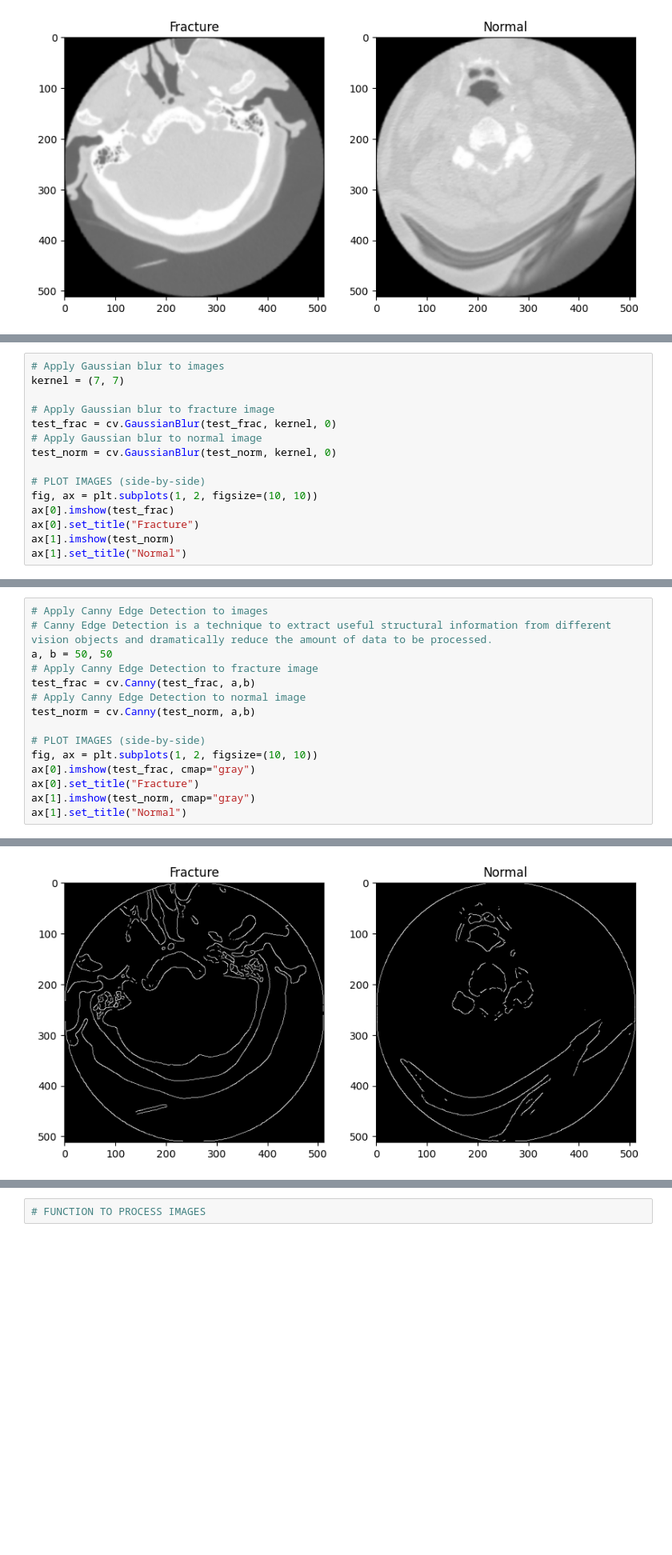
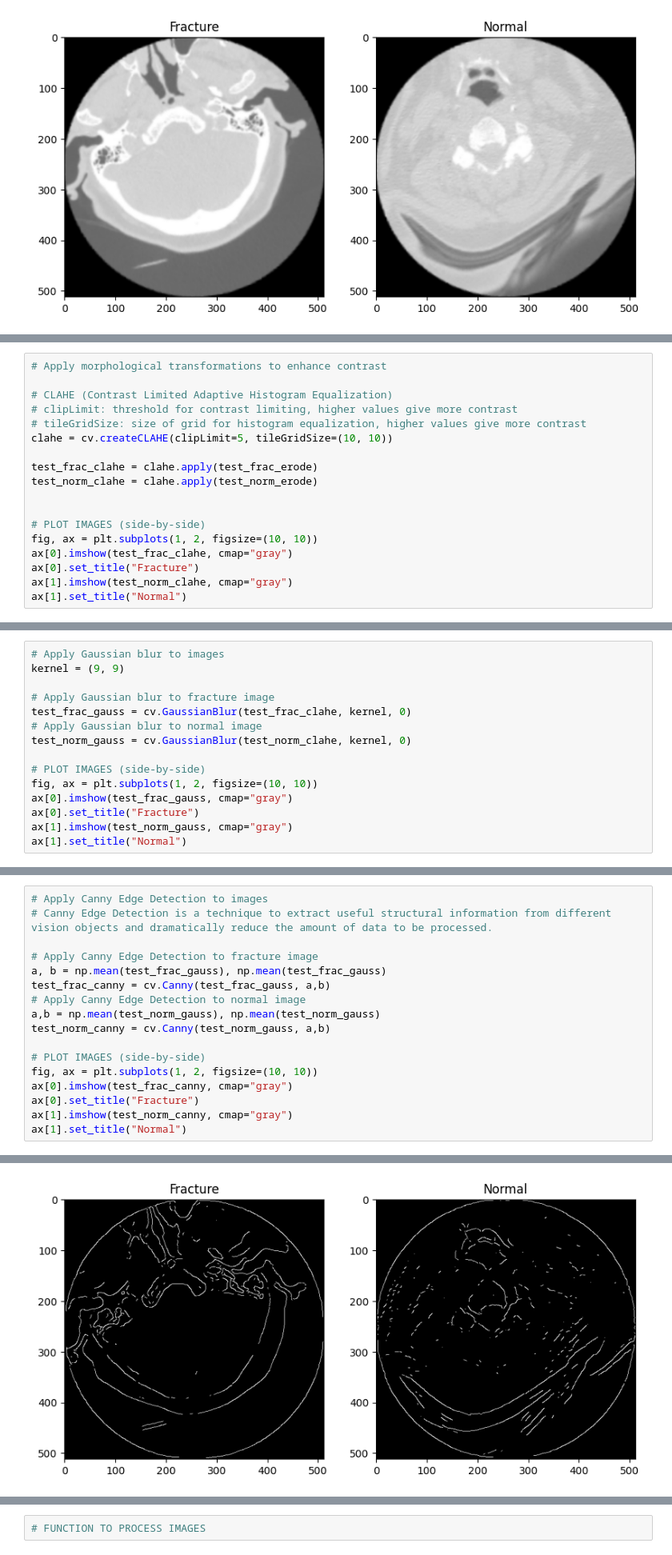
Before and after one commit to GravitonXD/Cervix-Spine-Fracture-Classifier, a Jupyter notebook: CFSC_preprocessing1.ipynb, the cells around one changed output, grey strips where cells are left out. Shown at 80% size. Saved outputs shown, nothing was run; the diff lists cells and outputs as text; blank space fills up the shorter version.

```diff
--- a/CFSC_preprocessing1.ipynb
+++ b/CFSC_preprocessing1.ipynb
@@ -99,0 +149,18 @@ print(f"75th percentile of normal image: {get_75th_percentile(test_norm_gray)}")
+# %%
+# Apply morphological transformations to enhance contrast
+
+# CLAHE (Contrast Limited Adaptive Histogram Equalization)
+# clipLimit: threshold for contrast limiting, higher values give more contrast
+# tileGridSize: size of grid for histogram equalization, higher values give more contrast
+clahe = cv.createCLAHE(clipLimit=5, tileGridSize=(10, 10))
+
+test_frac_clahe = clahe.apply(test_frac_erode)
+test_norm_clahe = clahe.apply(test_norm_erode)
+
+
+# PLOT IMAGES (side-by-side)
+fig, ax = plt.subplots(1, 2, figsize=(10, 10))
+ax[0].imshow(test_frac_clahe, cmap="gray")
+ax[0].set_title("Fracture")
+ax[1].imshow(test_norm_clahe, cmap="gray")
+ax[1].set_title("Normal")
@@ -100,17 +170,17 @@ print(f"75th percentile of normal image: {get_75th_percentile(test_norm_gray)}")
 # %%
 # Apply Gaussian blur to images
-kernel = (7, 7)
+kernel = (9, 9)
 
 # Apply Gaussian blur to fracture image
-test_frac = cv.GaussianBlur(test_frac, kernel, 0)
+test_frac_gauss = cv.GaussianBlur(test_frac_clahe, kernel, 0)
 # Apply Gaussian blur to normal image
-test_norm = cv.GaussianBlur(test_norm, kernel, 0)
+test_norm_gauss = cv.GaussianBlur(test_norm_clahe, kernel, 0)
 
 # PLOT IMAGES (side-by-side)
 fig, ax = plt.subplots(1, 2, figsize=(10, 10))
-ax[0].imshow(test_frac)
+ax[0].imshow(test_frac_gauss, cmap="gray")
 ax[0].set_title("Fracture")
-ax[1].imshow(test_norm)
+ax[1].imshow(test_norm_gauss, cmap="gray")
 ax[1].set_title("Normal")
 # %% [output]
 Text(0.5, 1.0, 'Normal')
@@ -118,19 +188,21 @@ Text(0.5, 1.0, 'Normal')
 # %%
 # Apply Canny Edge Detection to images
 # Canny Edge Detection is a technique to extract useful structural information from different vision objects and dramatically reduce the amount of data to be processed.
-a, b = 50, 50
+
 # Apply Canny Edge Detection to fracture image
-test_frac = cv.Canny(test_frac, a,b)
+a, b = np.mean(test_frac_gauss), np.mean(test_frac_gauss)
+test_frac_canny = cv.Canny(test_frac_gauss, a,b)
 # Apply Canny Edge Detection to normal image
-test_norm = cv.Canny(test_norm, a,b)
+a,b = np.mean(test_norm_gauss), np.mean(test_norm_gauss)
+test_norm_canny = cv.Canny(test_norm_gauss, a,b)
 
 # PLOT IMAGES (side-by-side)
 fig, ax = plt.subplots(1, 2, figsize=(10, 10))
-ax[0].imshow(test_frac, cmap="gray")
+ax[0].imshow(test_frac_canny, cmap="gray")
 ax[0].set_title("Fracture")
-ax[1].imshow(test_norm, cmap="gray")
+ax[1].imshow(test_norm_canny, cmap="gray")
 ax[1].set_title("Normal")
 # %% [output]
 Text(0.5, 1.0, 'Normal')
-[figure, old version]
+[figure, new version]
 # %% [markdown]
```
Also changed, not shown: parts of 12 cells of this notebook.
